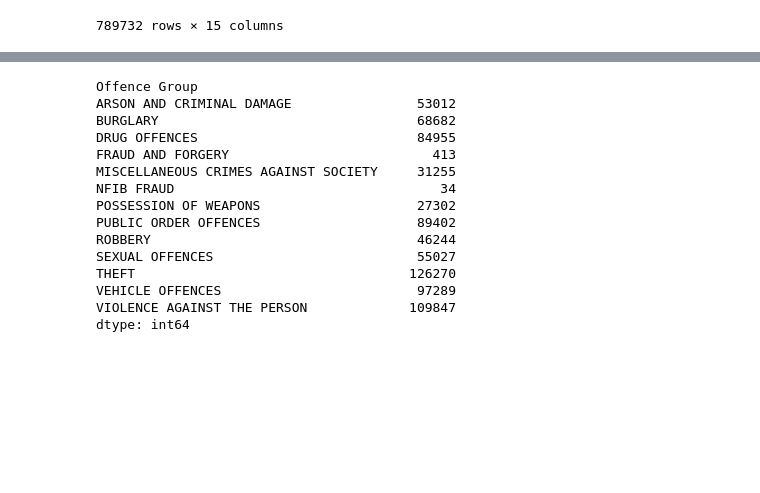
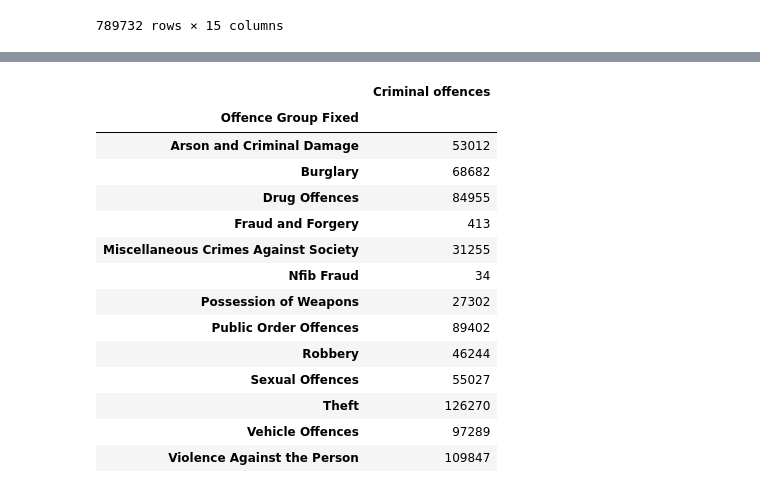
Before and after one commit to shaksternano/london-crime-map, a Jupyter notebook: data_processing.ipynb, the cells around one changed output, grey strips where cells are left out. Cells and saved outputs as stored; diff of their text form; code cells hidden in the pictures; blank space fills up the shorter version.

```diff
--- a/data_processing.ipynb
+++ b/data_processing.ipynb
@@ -117,18 +118,18 @@ dtype: int64
 # %%
-crime_data.groupby("Offence Group").size()
+crime_data.groupby("Offence Group Fixed").size().to_frame(name="Criminal offences")
 # %% [output]
-Offence Group
-ARSON AND CRIMINAL DAMAGE                53012
-BURGLARY                                 68682
-DRUG OFFENCES                            84955
-FRAUD AND FORGERY                          413
-MISCELLANEOUS CRIMES AGAINST SOCIETY     31255
-NFIB FRAUD                                  34
-POSSESSION OF WEAPONS                    27302
-PUBLIC ORDER OFFENCES                    89402
-ROBBERY                                  46244
-SEXUAL OFFENCES                          55027
-THEFT                                   126270
-VEHICLE OFFENCES                         97289
-VIOLENCE AGAINST THE PERSON             109847
-dtype: int64
+|  | Criminal offences |
+| Offence Group Fixed |  |
+| Arson and Criminal Damage | 53012 |
+| Burglary | 68682 |
+| Drug Offences | 84955 |
+| Fraud and Forgery | 413 |
+| Miscellaneous Crimes Against Society | 31255 |
+| Nfib Fraud | 34 |
+| Possession of Weapons | 27302 |
+| Public Order Offences | 89402 |
+| Robbery | 46244 |
+| Sexual Offences | 55027 |
+| Theft | 126270 |
+| Vehicle Offences | 97289 |
+| Violence Against the Person | 109847 |
```
Also changed, not shown: parts of 4 cells of this notebook, 1 other file.
